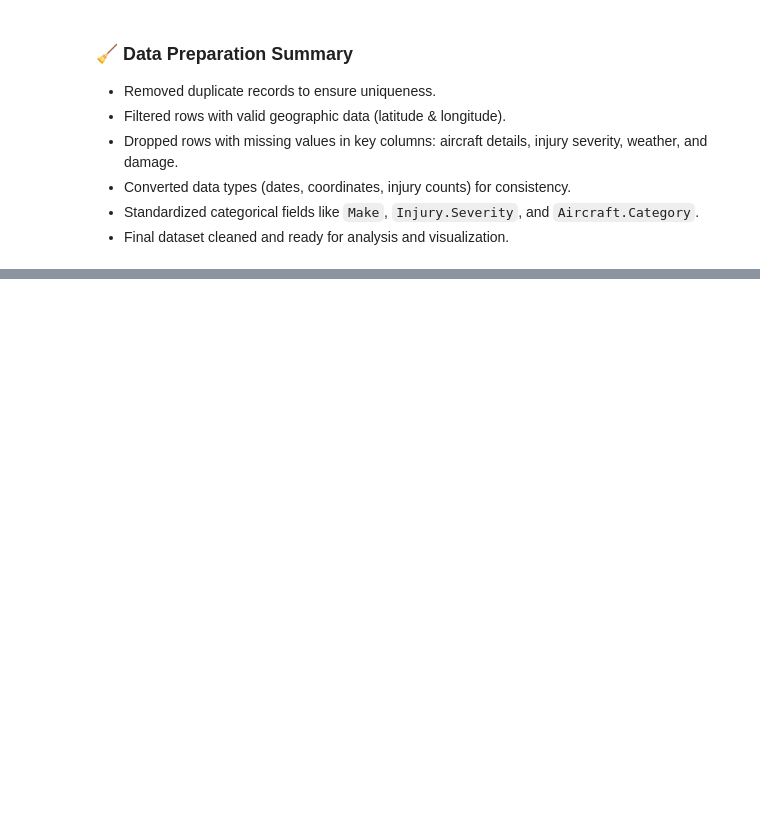
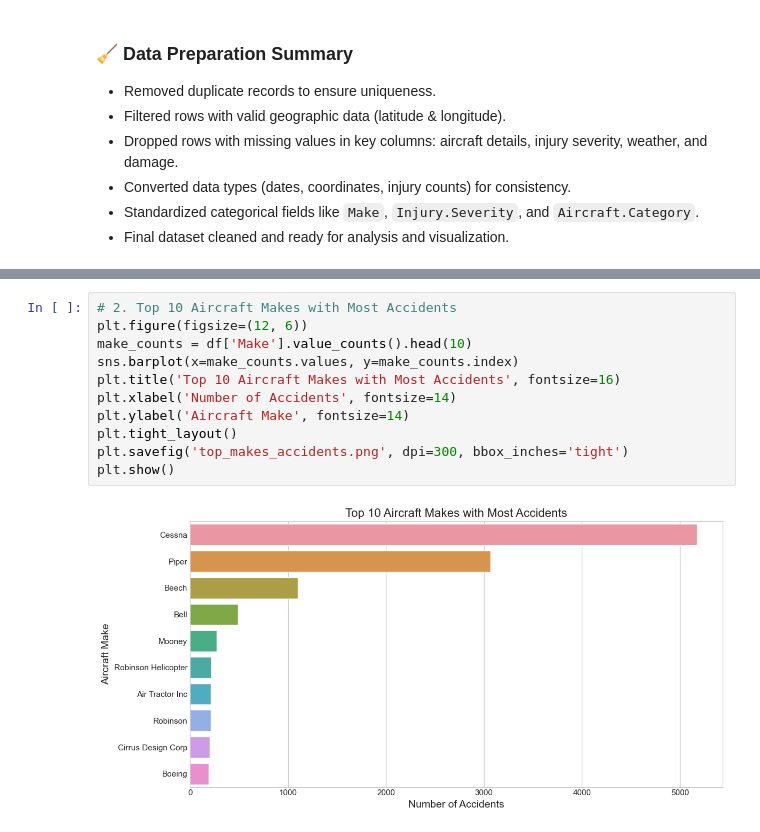
Before and after one commit to g-eez/dsc-phase-1-project, a Jupyter notebook: Project_Notebook.ipynb, the cells around one changed output, grey strips where cells are left out. Saved outputs shown, nothing was run; the diff lists cells and outputs as text; blank space fills up the shorter version.

```diff
--- a/Project_Notebook.ipynb
+++ b/Project_Notebook.ipynb
@@ -985,0 +1123,13 @@ memory usage: 4.8+ MB
+# %%
+# 2. Top 10 Aircraft Makes with Most Accidents
+plt.figure(figsize=(12, 6))
+make_counts = df['Make'].value_counts().head(10)
+sns.barplot(x=make_counts.values, y=make_counts.index)
+plt.title('Top 10 Aircraft Makes with Most Accidents', fontsize=16)
+plt.xlabel('Number of Accidents', fontsize=14)
+plt.ylabel('Aircraft Make', fontsize=14)
+plt.tight_layout()
+plt.savefig('top_makes_accidents.png', dpi=300, bbox_inches='tight')
+plt.show()
+# %% [output]
+[figure, added]
```
Also changed, not shown: parts of 31 cells of this notebook, 12 other files.
